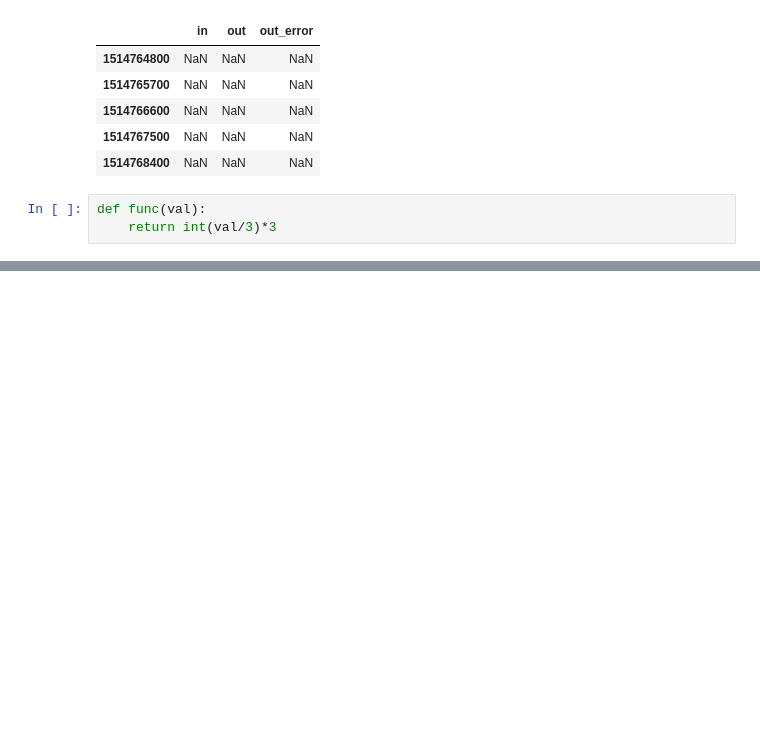
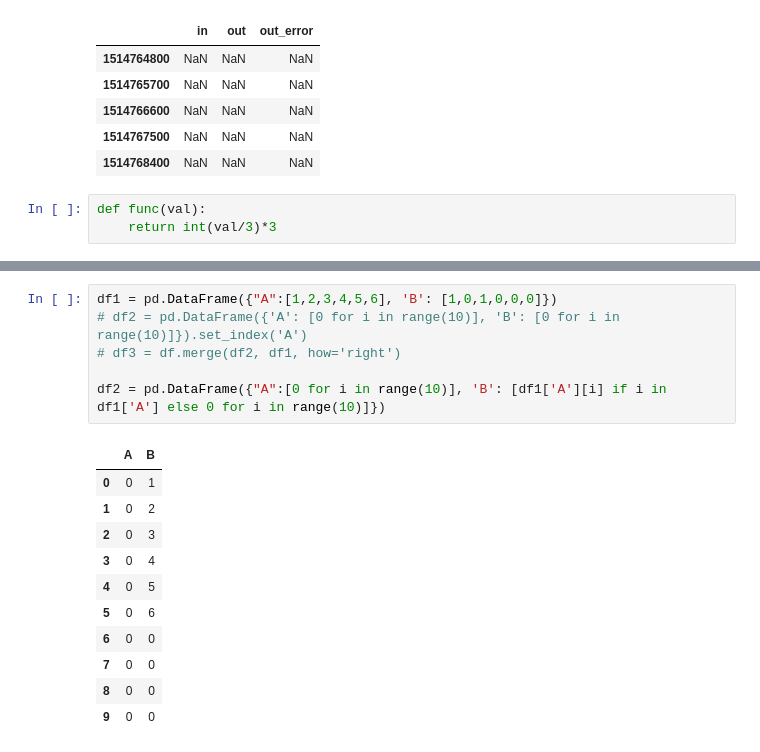
Before and after one commit to luckP/ProjetoInvestiga-pv2, a Jupyter notebook: Notebooks/DataAnalytics.ipynb, the cells around one changed output, grey strips where cells are left out. Drawn from its saved outputs; the diff is of its cells as text; blank space fills up the shorter version.

```diff
--- a/Notebooks/DataAnalytics.ipynb
+++ b/Notebooks/DataAnalytics.ipynb
@@ -248,0 +277,18 @@ df2
+# %%
+df1 = pd.DataFrame({"A":[1,2,3,4,5,6], 'B': [1,0,1,0,0,0]})
+# df2 = pd.DataFrame({'A': [0 for i in range(10)], 'B': [0 for i in range(10)]}).set_index('A')
+# df3 = df.merge(df2, df1, how='right')
+
+df2 = pd.DataFrame({"A":[0 for i in range(10)], 'B': [df1['A'][i] if i in df1['A'] else 0 for i in range(10)]})
+# %% [output]
+|  | A | B |
+| 0 | 0 | 1 |
+| 1 | 0 | 2 |
+| 2 | 0 | 3 |
+| 3 | 0 | 4 |
+| 4 | 0 | 5 |
+| 5 | 0 | 6 |
+| 6 | 0 | 0 |
+| 7 | 0 | 0 |
+| 8 | 0 | 0 |
+| 9 | 0 | 0 |
```
Also changed, not shown: parts of 12 cells of this notebook, 33 other files.
